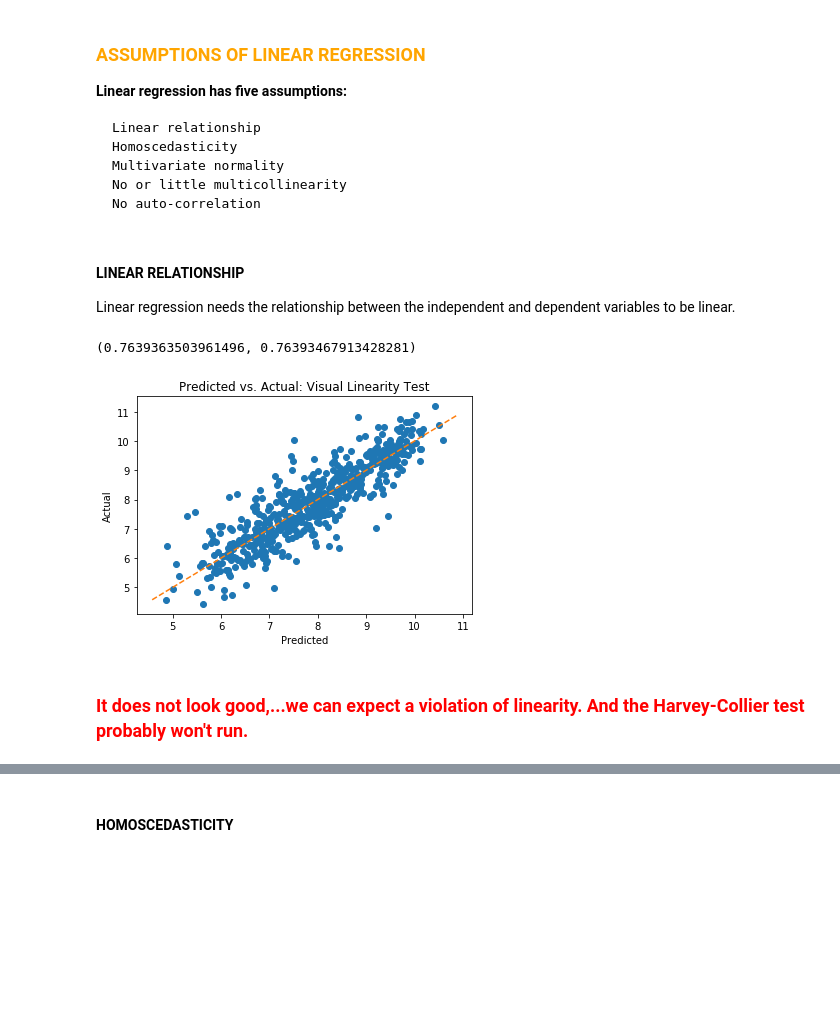
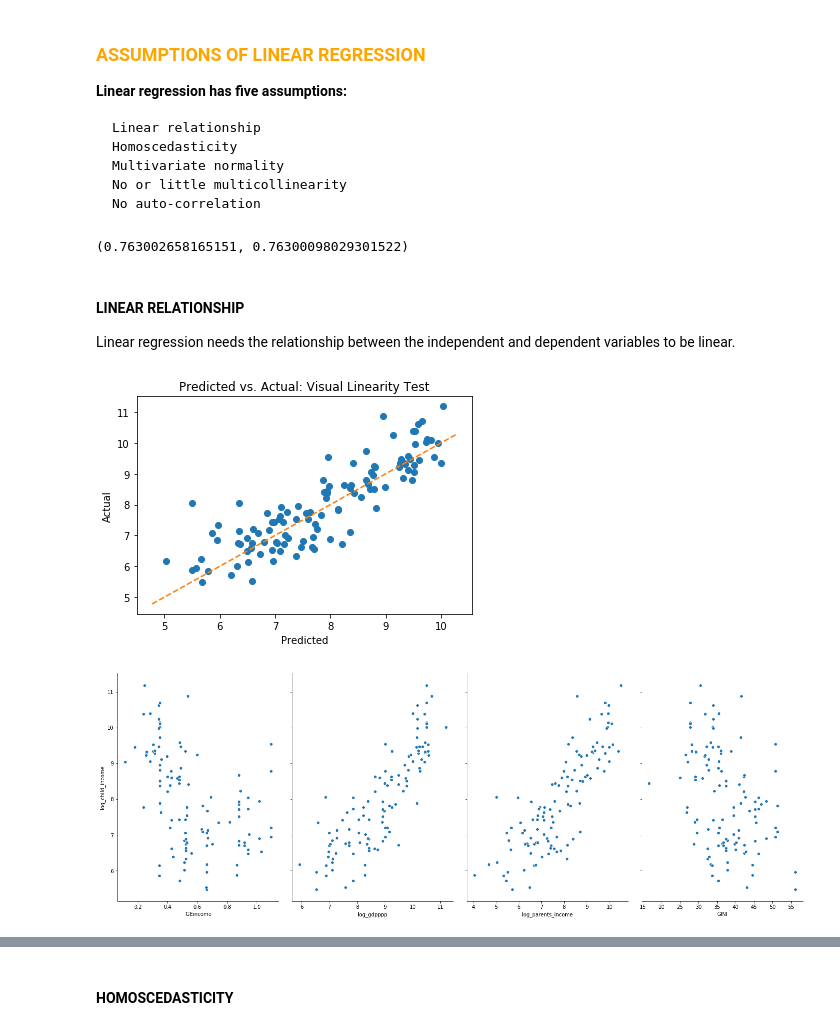
Before and after one commit to polopolopopo13/projet7, a Jupyter notebook: code_projet7.ipynb, the cells around one changed output, grey strips where cells are left out. Saved outputs shown, nothing was run; the diff lists cells and outputs as text; code cells hidden in the pictures; blank space fills up the shorter version.

```diff
--- a/code_projet7.ipynb
+++ b/code_projet7.ipynb
@@ -1403,6 +1403,7 @@ plt.show()
 # %% [markdown]
 ## <font color='orange'>REGRESSION LINEAIRE (sans transofrmation)<font>
 # %%
-random_from = df_mission_4.sample(frac=0.1)#on 10% of the DataFrame to relieve the model
+random_from = df_mission_4.sample(frac=
+                                  0.1)#on 10% of the DataFrame to relieve the model
 random_from=random_from.sort_index(axis=0)#reorder via index (no impact, just for display facilities)
 random_from=random_from.drop(columns='country')
@@ -1717,17 +1760,0 @@ preds=list(mod.predict(random_from_reduce[['IGEincome','gdpppp','parents_income'
-# %%
-plt.rcParams['legend.numpoints'] = 1
-
-fig, ax = plt.subplots(figsize=(8,5))
-
-for i in range(len(preds)):
-    ax.plot([i,i],[preds[i], truth[i]], c="k", linewidth=0.5)
-ax.plot(preds,'o', label='prediction child_income', color = 'g')
-ax.plot(truth,'^', label='child_income', color = 'r' )
-
-ax.set_xlim((-1,len(preds)))
-plt.xlabel('Individual')
-plt.ylabel('Income')
-plt.title('Linear regression vizualisation')
-plt.legend(loc='best')
-
-plt.show()
@@ -1770,37 +1798,35 @@ plt.show()
     Multivariate normality
     No or little multicollinearity
     No auto-correlation
+# %%
+mod = smf.ols('log_child_income ~ log_gdpppp+GINI+IGEincome+log_parents_income',data=random_from ).fit()
+mod.rsquared,mod.rsquared_adj
+# %% [output]
+(0.763002658165151, 0.76300098029301522)
 # %% [markdown]
 #### <font color='b'>LINEAR RELATIONSHIP<font>
 Linear regression needs the relationship between the independent and dependent variables to be linear.
-# %%
-mod = smf.ols('log_child_income ~ log_gdpppp+GINI+IGEincome+log_parents_income',data=random_from ).fit()
-mod.rsquared,mod.rsquared_adj
-# %% [output]
-(0.7639363503961496, 0.76393467913428281)
 # %%
 #graphic illustration of the linear regression
-random_from_reduce2 = random_from.sample(frac=0.001).copy()
+random_from_reduce2 = random_from.sample(frac=0.0002).copy()
 truth2=list(random_from_reduce2['log_child_income'])
 
 preds2=list(mod.predict(random_from_reduce2[['IGEincome','log_gdpppp','log_parents_income','GINI']]))
 
 
 def abline(slope, intercept):
     """Plot a line from slope and intercept, borrowed from https://stackoverflow.com/questions/7941226/how-to-add-line-based-on-slope-and-intercept-in-matplotlib"""
     axes = plt.gca()
     x_vals = np.array(axes.get_xlim())
     y_vals = intercept + slope * x_vals
     plt.plot(x_vals, y_vals, '--')
 
 
 plt.plot(preds2,truth2,'o')
 plt.xlabel('Predicted')
 plt.ylabel('Actual')
 plt.title('Predicted vs. Actual: Visual Linearity Test')
 abline(1,0)
 plt.show()
 # %% [output]
-[figure, old version]
+[figure, new version]
-# %% [markdown]
-### <font color='red'>It does not look good,...we can expect a violation of linearity. And the Harvey-Collier test probably won't run.<font>
@@ -1813,0 +1833,6 @@ except:
+# %%
+# visualize the relationship between the features and the response using scatterplots
+sns.pairplot(random_from_reduce2, x_vars=['IGEincome','log_gdpppp','log_parents_income','GINI'], y_vars='log_child_income', height=7, aspect=0.7)
+plt.show()
+# %% [output]
+[figure, added]
```
Also changed, not shown: parts of 72 cells of this notebook.
